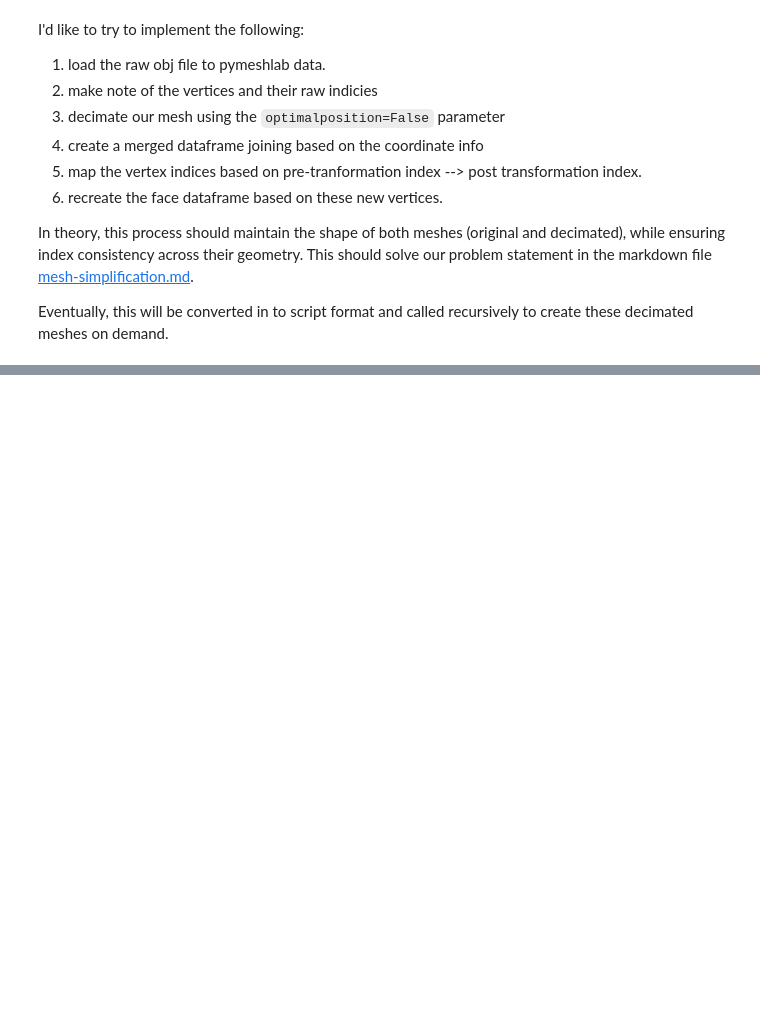
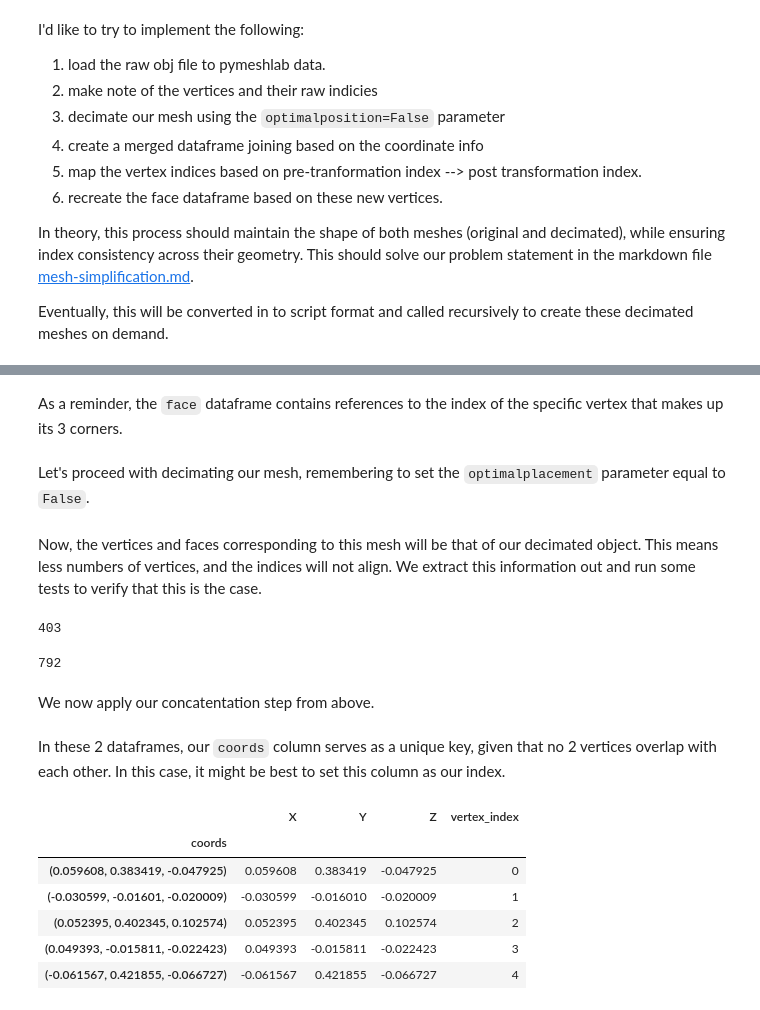
Before and after one commit to suryashch/3d_modelling, a Jupyter notebook: research/reducing-mesh-density/notebooks/mesh-simplification.ipynb, the cells around one changed output, grey strips where cells are left out. Saved outputs shown, nothing was run; the diff lists cells and outputs as text; code cells hidden in the pictures; blank space fills up the shorter version.

```diff
--- a/research/reducing-mesh-density/notebooks/mesh-simplification.ipynb
+++ b/research/reducing-mesh-density/notebooks/mesh-simplification.ipynb
@@ -171,0 +173,2 @@ array([[366,  28,  30],
+# %%
+ms.load_new_mesh('../../../models/foot/human-foot.obj')
@@ -171,0 +203,4 @@ array([[366,  28,  30],
+# %% [markdown]
+As a reminder, the `face` dataframe contains references to the index of the specific vertex that makes up its 3 corners.
+# %% [markdown]
+Let's proceed with decimating our mesh, remembering to set the `optimalplacement` parameter equal to `False`.
@@ -171,0 +209,20 @@ array([[366,  28,  30],
+# %% [markdown]
+Now, the vertices and faces corresponding to this mesh will be that of our decimated object. This means less numbers of vertices, and the indices will not align. We extract this information out and run some tests to verify that this is the case.
+# %%
+m = ms.current_mesh()
+
+v_matrix_dm = m.vertex_matrix()
+f_matrix_dm = m.face_matrix()
+
+decimated_vertex_df = pd.DataFrame(v_matrix_dm, columns = ["X", "Y", "Z"])
+decimated_face_df = pd.DataFrame(f_matrix_dm, columns = ["v1", "v2", "v3"])
+
+len(decimated_vertex_df)
+# %% [output]
+403
+# %%
+len(decimated_face_df)
+# %% [output]
+792
+# %% [markdown]
+We now apply our concatentation step from above.
@@ -171,0 +232,18 @@ array([[366,  28,  30],
+# %% [markdown]
+In these 2 dataframes, our `coords` column serves as a unique key, given that no 2 vertices overlap with each other. In this case, it might be best to set this column as our index.
+# %%
+baseline_vertex_df["vertex_index"] = baseline_vertex_df.index
+baseline_vertex_df = baseline_vertex_df.set_index("coords")
+
+decimated_vertex_df["vertex_index"] = decimated_vertex_df.index
+decimated_vertex_df = decimated_vertex_df.set_index("coords")
+
+baseline_vertex_df.head()
+# %% [output]
+|  | X | Y | Z | vertex_index |
+| coords |  |  |  |  |
+| (0.059608, 0.383419, -0.047925) | 0.059608 | 0.383419 | -0.047925 | 0 |
+| (-0.030599, -0.01601, -0.020009) | -0.030599 | -0.016010 | -0.020009 | 1 |
+| (0.052395, 0.402345, 0.102574) | 0.052395 | 0.402345 | 0.102574 | 2 |
+| (0.049393, -0.015811, -0.022423) | 0.049393 | -0.015811 | -0.022423 | 3 |
+| (-0.061567, 0.421855, -0.066727) | -0.061567 | 0.421855 | -0.066727 | 4 |
```
Also changed, not shown: parts of 31 cells of this notebook.
